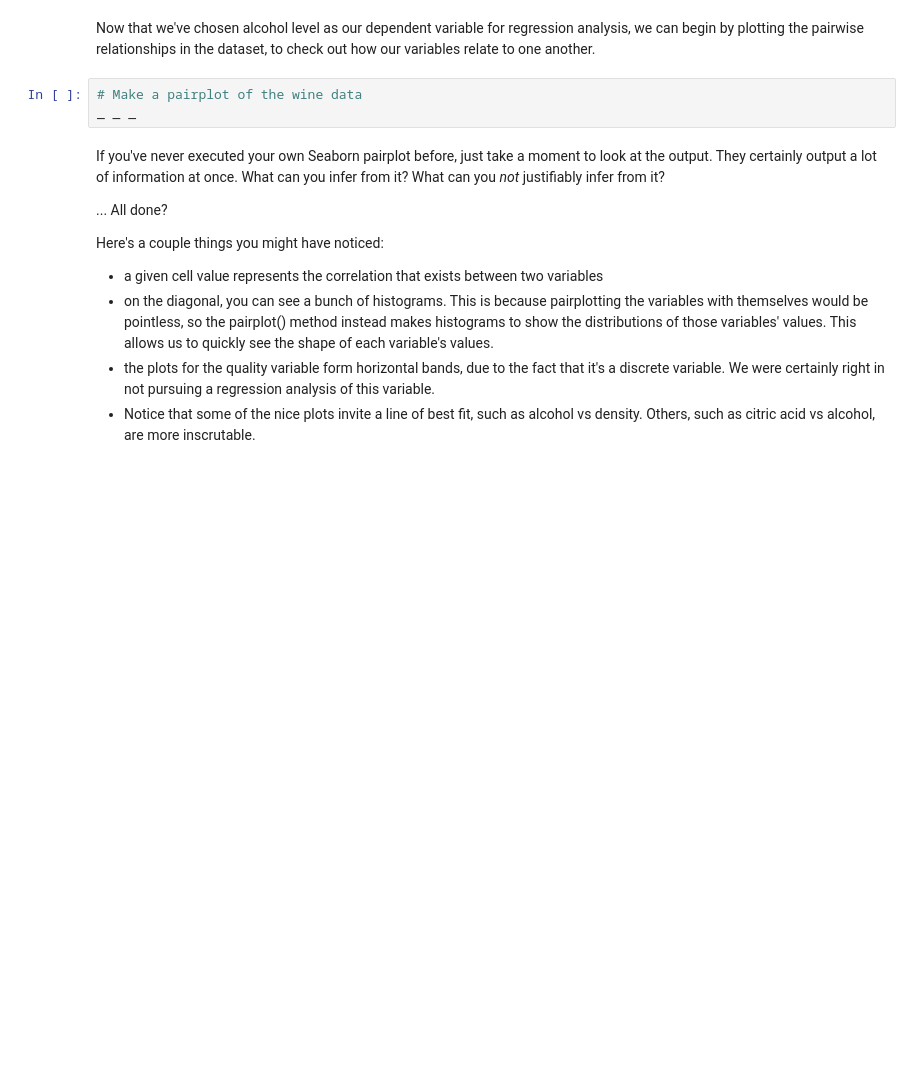
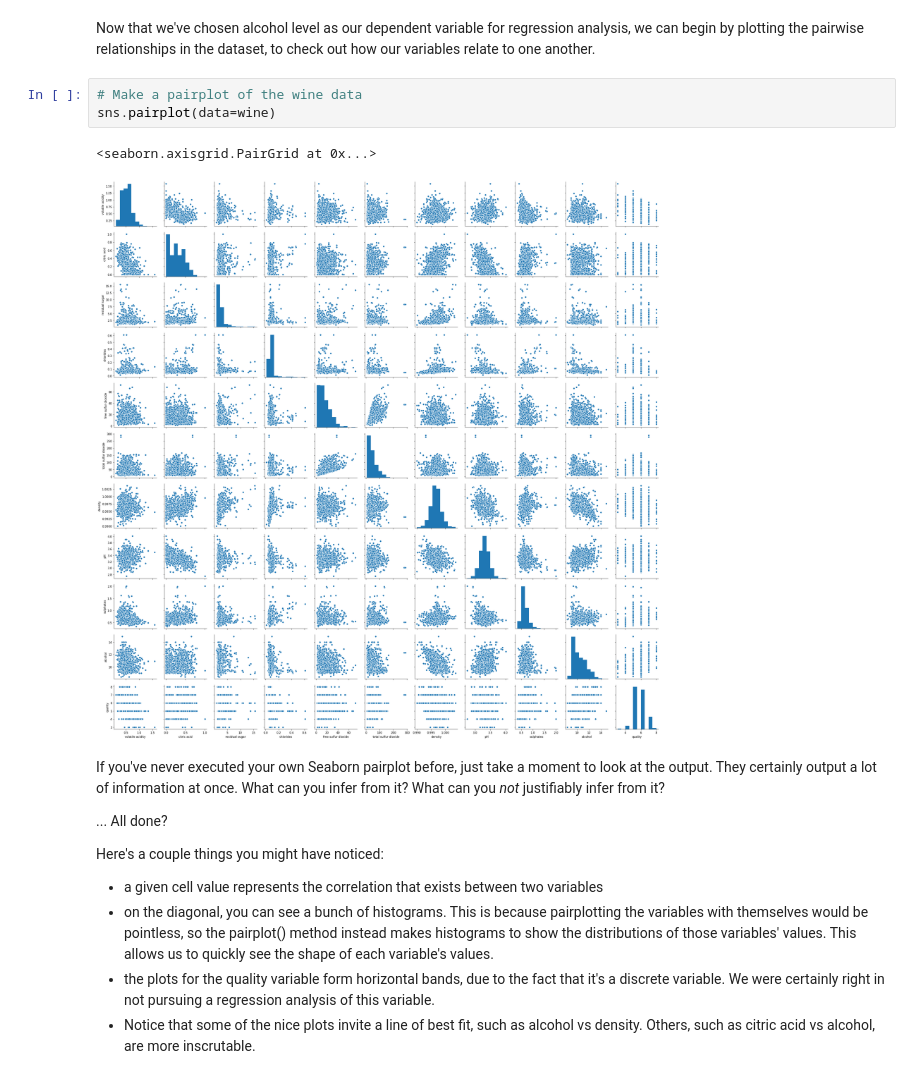
Before and after one commit to asaadkhattab/RedWineQuality, a Jupyter notebook: RedWineLR.ipynb, the cells around one changed output. Drawn from its saved outputs; the diff is of its cells as text; blank space fills up the shorter version.

```diff
--- a/RedWineLR.ipynb
+++ b/RedWineLR.ipynb
@@ -163,7 +199,10 @@ The heading of this stage of the data science pipeline ('Cleaning, Transforming,
 Now that we've chosen alcohol level as our dependent variable for regression analysis, we can begin by plotting the pairwise relationships in the dataset, to check out how our variables relate to one another.
 # %%
 # Make a pairplot of the wine data
-_ _ _
+sns.pairplot(data=wine)
+# %% [output]
+<seaborn.axisgrid.PairGrid at 0x...>
+[figure, added]
 # %% [markdown]
 If you've never executed your own Seaborn pairplot before, just take a moment to look at the output. They certainly output a lot of information at once. What can you infer from it? What can you *not* justifiably infer from it?
 
```
Also changed, not shown: parts of 7 cells of this notebook.
